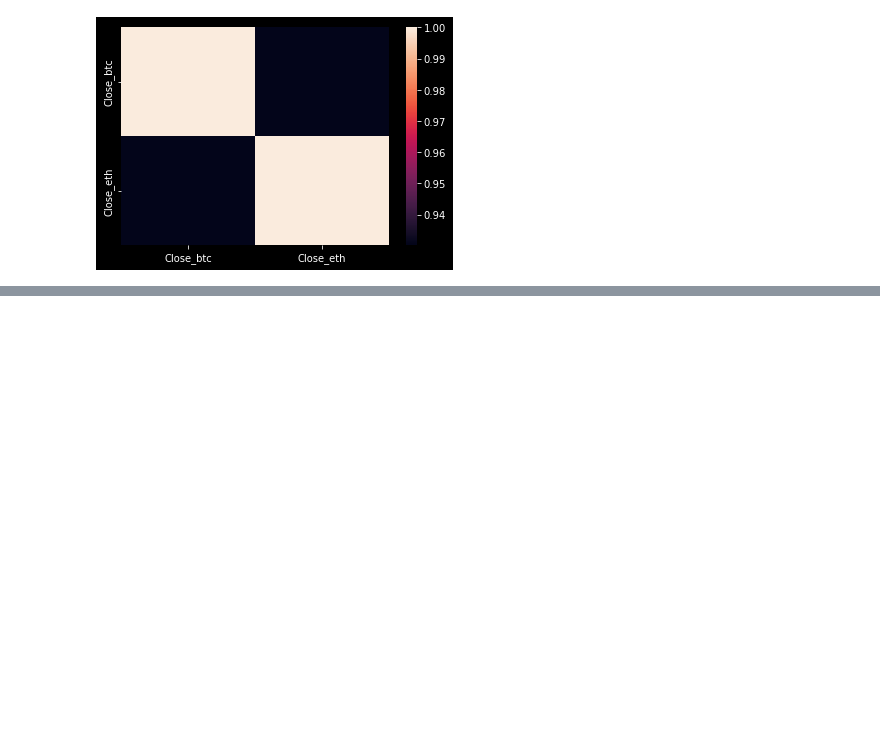
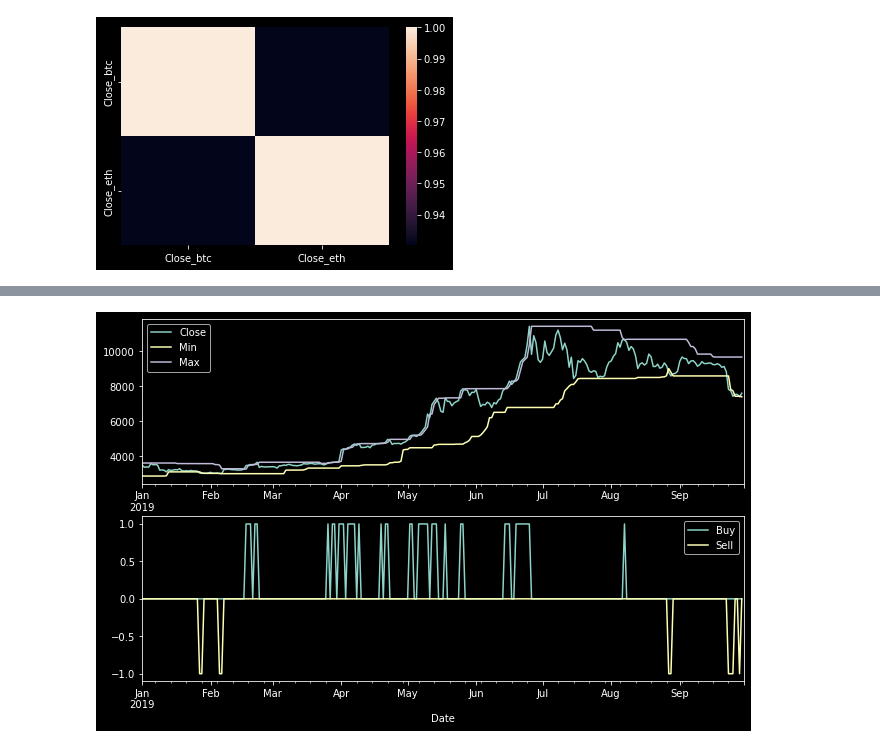
Before and after one commit to Franck-PepperLabs/pepper_data-science_practising, a Jupyter notebook: Machine Learnia/jupyter/ml_18_pandas_timeseries.ipynb, the cells around one changed output, grey strips where cells are left out. Cells and saved outputs as stored; diff of their text form; code cells hidden in the pictures; blank space fills up the shorter version.

```diff
--- a/Machine Learnia/jupyter/ml_18_pandas_timeseries.ipynb
+++ b/Machine Learnia/jupyter/ml_18_pandas_timeseries.ipynb
@@ -247,3 +247,16 @@ sns.heatmap(corr)
 # Stratégie de la tortue (à ne surtout pas utiliser^^)
 
 <img src='https://github.com/Franck-PepperLabs/pepper_data-science_practising/blob/main/Machine%20Learnia/img/ml_18_6.jpg?raw=true' width=75%, height=75%></img>
+# %%
+btc_eur['Min'] = btc_eur.Close.rolling(window=28, closed='left').min()
+btc_eur['Max'] = btc_eur.Close.rolling(window=28, closed='left').max()
+btc_eur['Buy'] = btc_eur['Sell'] = 0
+btc_eur.loc[btc_eur.Close > btc_eur.Max, 'Buy'] = 1
+btc_eur.loc[btc_eur.Close < btc_eur.Min, 'Sell'] = -1
+f, (ax1, ax2) = plt.subplots(2, 1, figsize=figsize)
+btc_eur.loc['2019-01':'2019-09', ['Close', 'Min', 'Max']].shift(periods=-1).plot(ax=ax1)
+btc_eur.loc['2019-01':'2019-09', ['Buy', 'Sell']].shift(periods=-1).plot(ax=ax2)
+plt.legend()
+plt.show()
+# %% [output]
+[figure, added]
```
Also changed, not shown: parts of 4 cells of this notebook.
